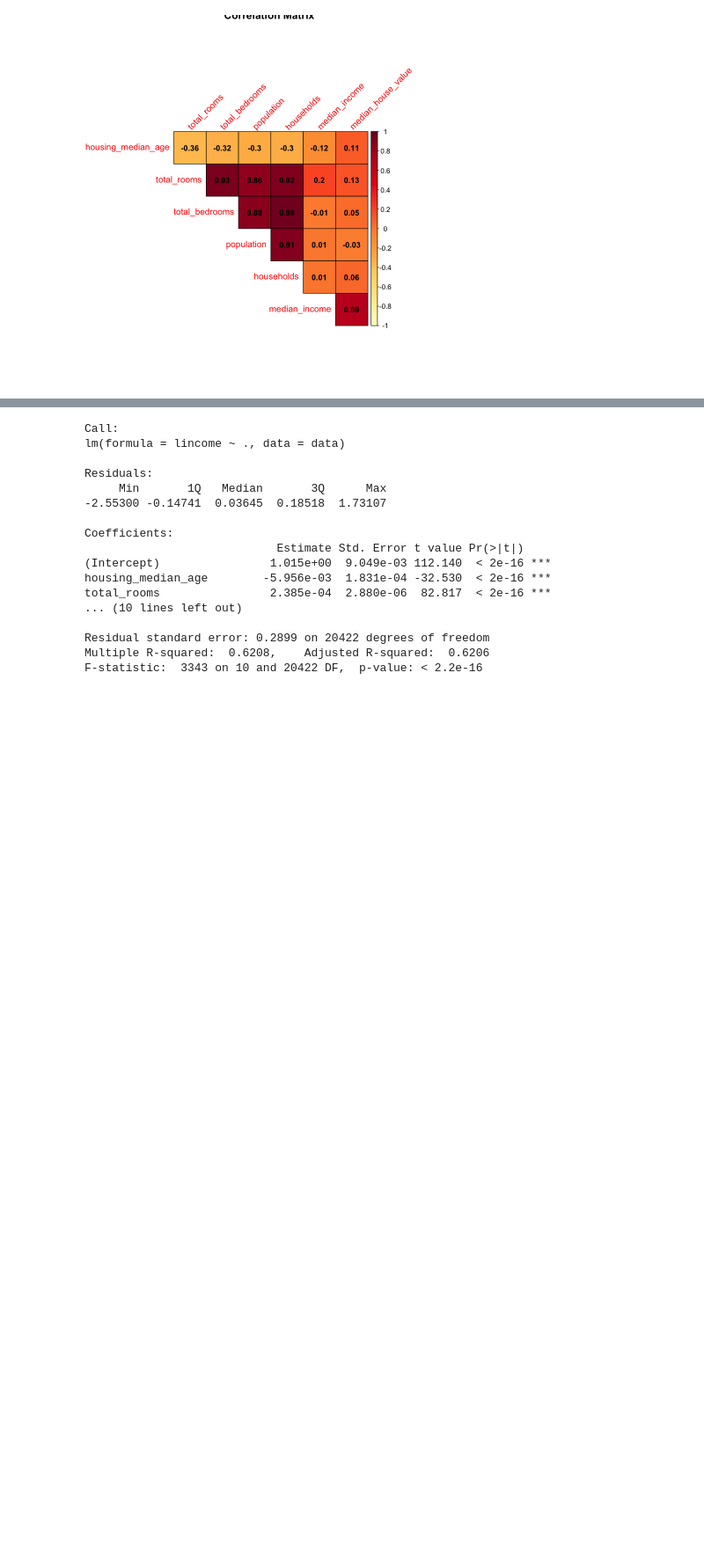
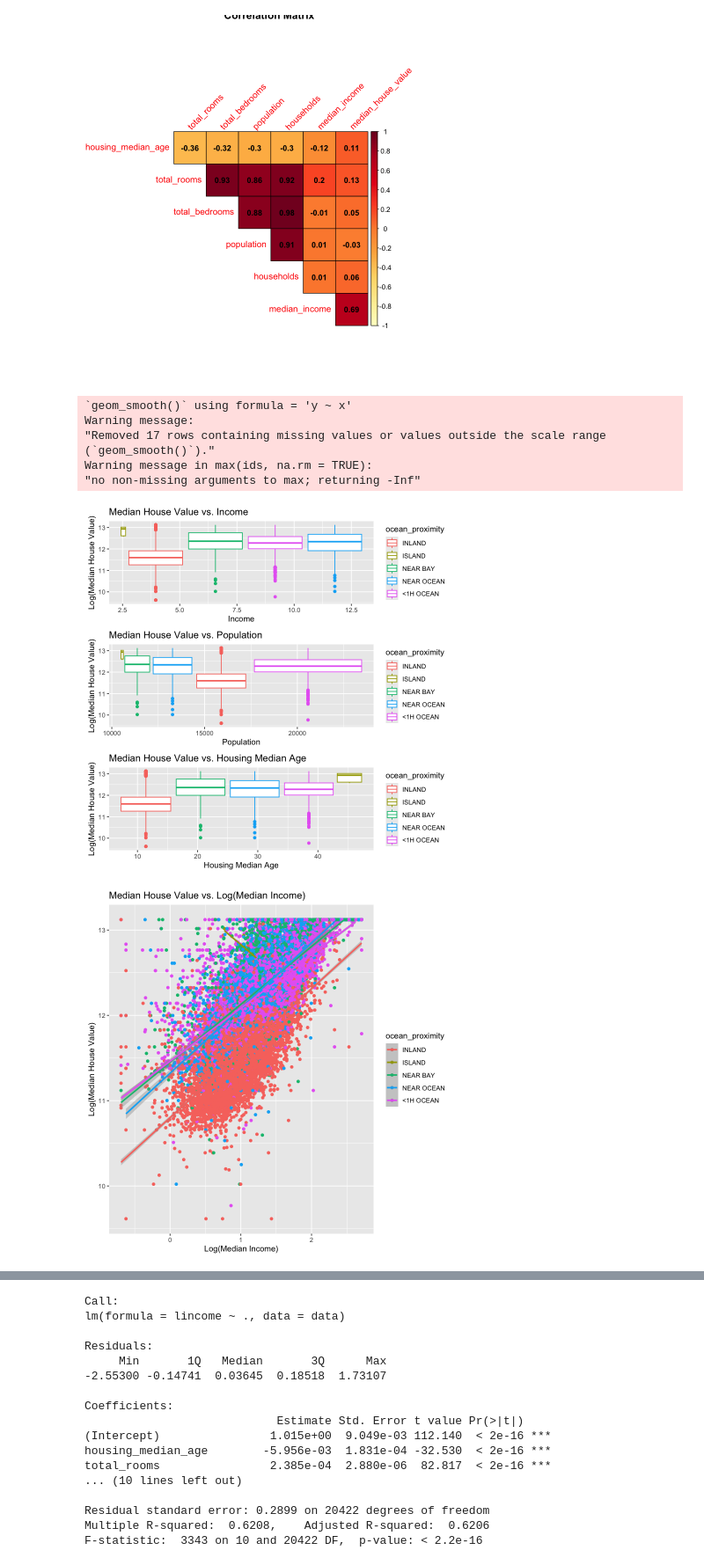
Before and after one commit to zemgabriela/Bayesian, a Jupyter notebook: bayesian_regression.ipynb, the cells around one changed output, grey strips where cells are left out. Shown at 88% size. Cells and saved outputs as stored; diff of their text form; code cells hidden in the pictures; blank space fills up the shorter version.

```diff
--- a/bayesian_regression.ipynb
+++ b/bayesian_regression.ipynb
@@ -92,3 +98,36 @@ No id variables; using all as measure variables
 [figure]
 [figure]
 [figure]
+# %%
+# Create the first plot
+plot1 <- ggplot(data = housing, aes(x = median_income, y = log(median_house_value), color = ocean_proximity)) +
+  geom_boxplot() +
+  labs(title = "Median House Value vs. Income", x = "Income", y = "Log(Median House Value)")
+
+# Create the second plot
+plot2 <- ggplot(data = housing, aes(x = population, y = log(median_house_value), color = ocean_proximity)) +
+  geom_boxplot() +
+  labs(title = "Median House Value vs. Population", x = "Population", y = "Log(Median House Value)")
+
+# Create the third plot
+plot3 <- ggplot(data = housing, aes(x = housing_median_age, y = log(median_house_value), color = ocean_proximity)) +
+  geom_boxplot() +
+  labs(title = "Median House Value vs. Housing Median Age", x = "Housing Median Age", y = "Log(Median House Value)")
+
+# Arrange plots next to each other
+plot_grid(plot1, plot2, plot3, ncol = 1)
+
+ggplot(data = housing, aes(x = log(median_income), y = log(median_house_value), color = ocean_proximity)) +
+  geom_point() +
+  geom_smooth(method = "lm") +
+  ylim(c(min(log(housing$median_house_value)), max(log(housing$median_house_value)))) +
+  labs(title = "Median House Value vs. Log(Median Income)", x = "Log(Median Income)", y = "Log(Median House Value)")
+# %% [output]
+`geom_smooth()` using formula = 'y ~ x'
+Warning message:
+"Removed 17 rows containing missing values or values outside the scale range
+(`geom_smooth()`)."
+Warning message in max(ids, na.rm = TRUE):
+"no non-missing arguments to max; returning -Inf"
+[figure, added]
+[figure, added]
```
Also changed, not shown: parts of 7 cells of this notebook.
